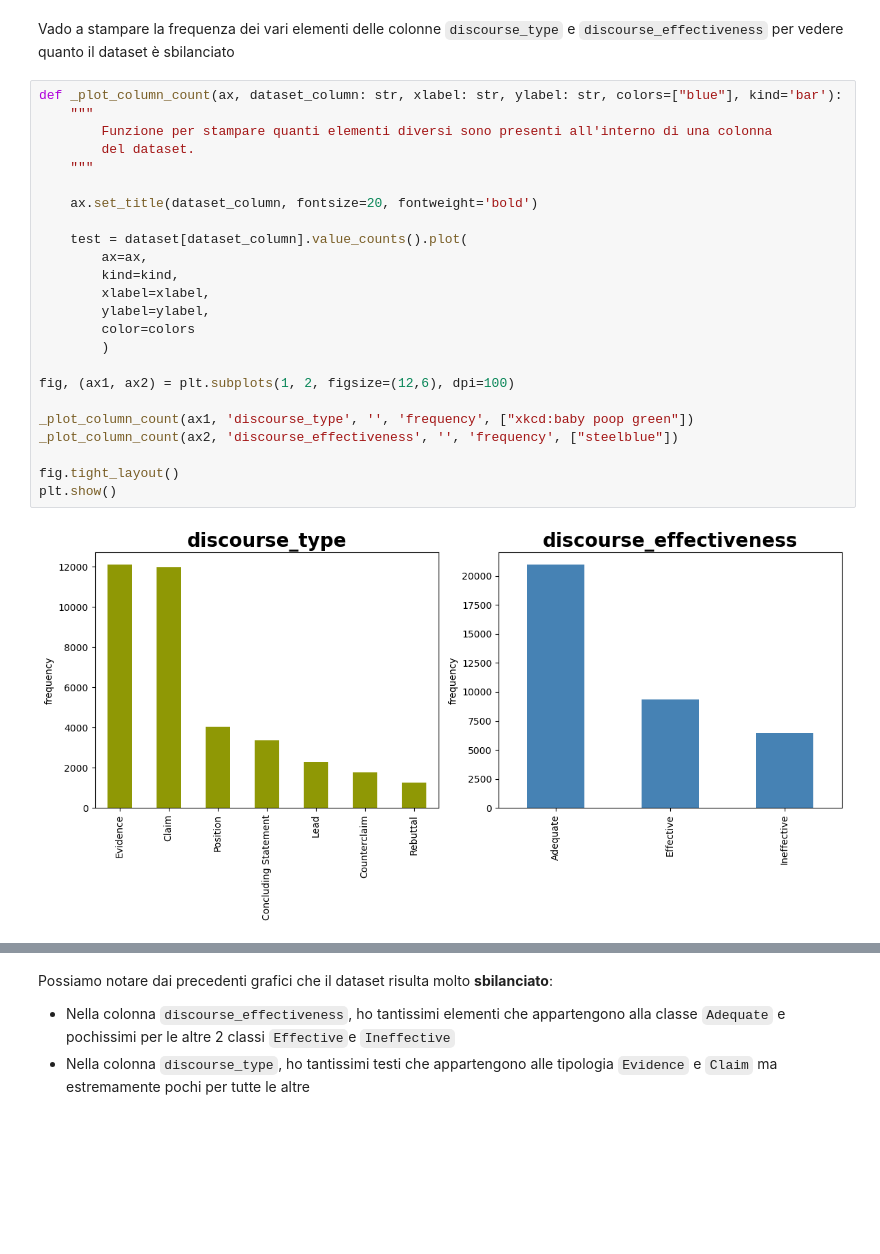
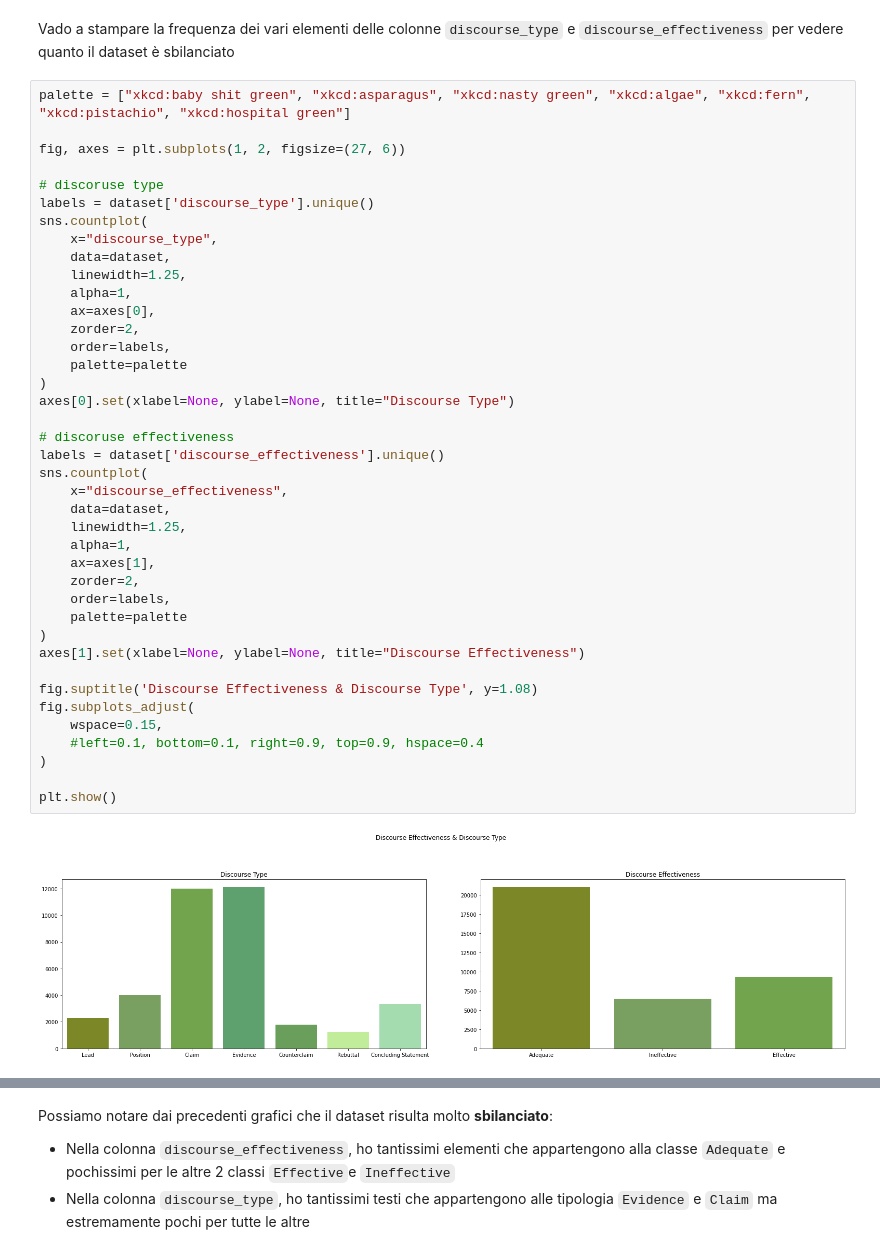
Before and after one commit to Typing-Monkeys/BRUN0-Net, a Jupyter notebook: training/Brun0-Net.ipynb, the cells around one changed output, grey strips where cells are left out. Cells and saved outputs as stored; diff of their text form; blank space fills up the shorter version.

```diff
--- a/training/Brun0-Net.ipynb
+++ b/training/Brun0-Net.ipynb
@@ -57,29 +65,45 @@ N Essey ID in dataset: 4191
 N Essey ID in folder:  4191
 # %% [markdown]
 Vado a stampare la frequenza dei vari elementi delle colonne `discourse_type` e `discourse_effectiveness` per vedere quanto il dataset è sbilanciato
-# %%
-def _plot_column_count(ax, dataset_column: str, xlabel: str, ylabel: str, colors=["blue"], kind='bar'):
-    """
-        Funzione per stampare quanti elementi diversi sono presenti all'interno di una colonna
-        del dataset.
-    """
-
-    ax.set_title(dataset_column, fontsize=20, fontweight='bold')
-
-    test = dataset[dataset_column].value_counts().plot(
-        ax=ax,
-        kind=kind,
-        xlabel=xlabel,
-        ylabel=ylabel,
-        color=colors
-        )
-
-fig, (ax1, ax2) = plt.subplots(1, 2, figsize=(12,6), dpi=100)
-
-_plot_column_count(ax1, 'discourse_type', '', 'frequency', ["xkcd:baby poop green"])
-_plot_column_count(ax2, 'discourse_effectiveness', '', 'frequency', ["steelblue"])
-
-fig.tight_layout()
-plt.show()
-# %% [output]
-[figure, removed]
+# %%
+palette = ["xkcd:baby shit green", "xkcd:asparagus", "xkcd:nasty green", "xkcd:algae", "xkcd:fern", "xkcd:pistachio", "xkcd:hospital green"]
+
+fig, axes = plt.subplots(1, 2, figsize=(27, 6))
+
+# discoruse type
+labels = dataset['discourse_type'].unique()
+sns.countplot(
+    x="discourse_type",
+    data=dataset,
+    linewidth=1.25,
+    alpha=1,
+    ax=axes[0],
+    zorder=2,
+    order=labels,
+    palette=palette
+)
+axes[0].set(xlabel=None, ylabel=None, title="Discourse Type")
+
+# discoruse effectiveness
+labels = dataset['discourse_effectiveness'].unique()
+sns.countplot(
+    x="discourse_effectiveness",
+    data=dataset,
+    linewidth=1.25,
+    alpha=1,
+    ax=axes[1],
+    zorder=2,
+    order=labels,
+    palette=palette
+)
+axes[1].set(xlabel=None, ylabel=None, title="Discourse Effectiveness")
+
+fig.suptitle('Discourse Effectiveness & Discourse Type', y=1.08)
+fig.subplots_adjust(
+    wspace=0.15,
+    #left=0.1, bottom=0.1, right=0.9, top=0.9, hspace=0.4
+)
+
+plt.show()
+# %% [output]
+[figure, added]
```
Also changed, not shown: parts of 14 cells of this notebook.
